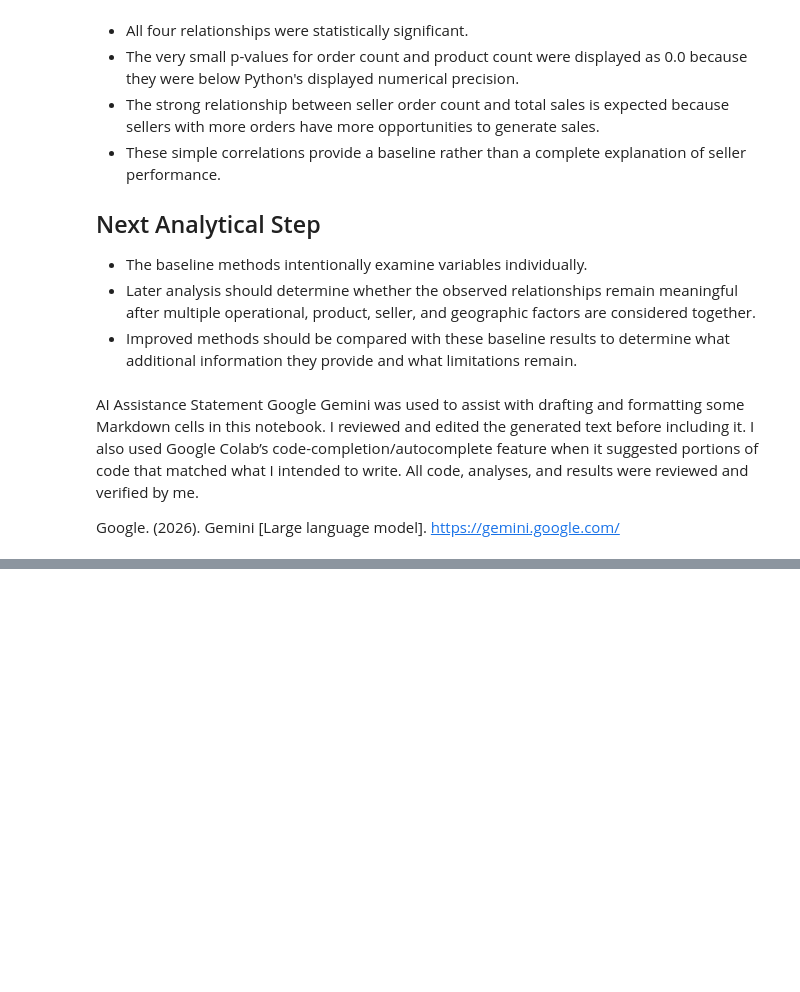
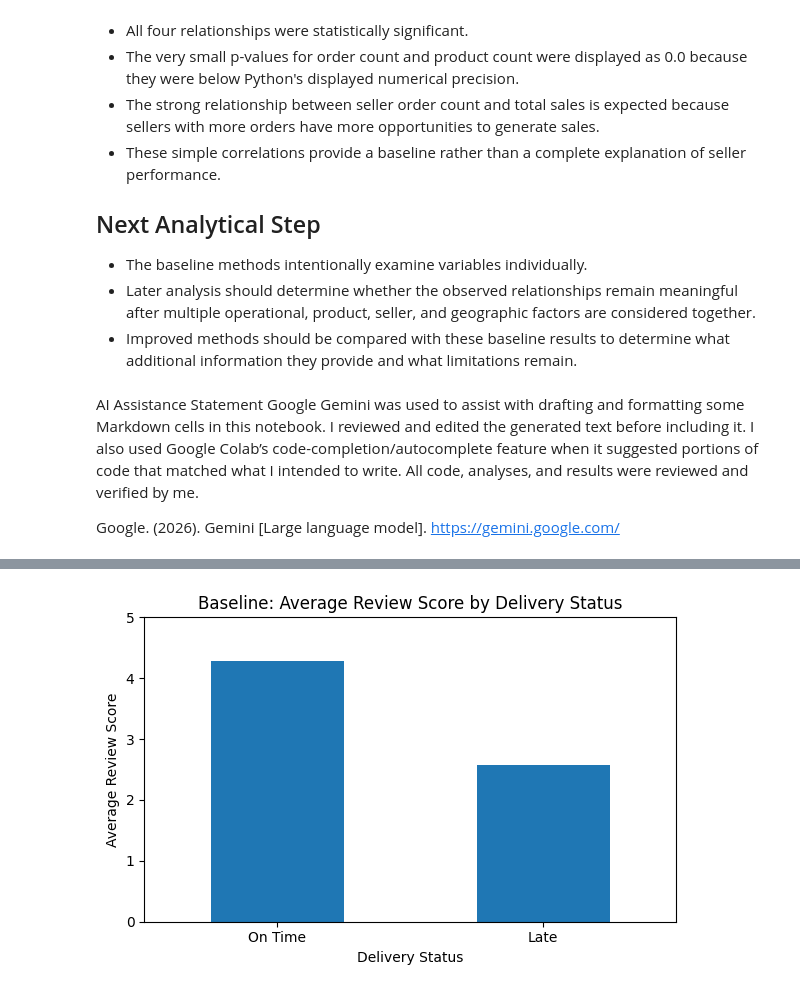
Before and after one commit to kaylatucker/CS690_Capstone, a Jupyter notebook: 03_notebooks/09_methods_and_baseline.ipynb, the cells around one changed output, grey strips where cells are left out. Drawn from its saved outputs; the diff is of its cells as text; code cells hidden in the pictures; blank space fills up the shorter version.

Commit message:
furthering baseline work

```diff
--- a/03_notebooks/09_methods_and_baseline.ipynb
+++ b/03_notebooks/09_methods_and_baseline.ipynb
@@ -236,0 +286,15 @@ Google. (2026). Gemini [Large language model]. https://gemini.google.com/
+# %%
+plt.figure(figsize=(6, 4))
+
+baseline_delivery["mean"].plot(kind="bar")
+
+plt.title("Baseline: Average Review Score by Delivery Status")
+plt.xlabel("Delivery Status")
+plt.ylabel("Average Review Score")
+plt.ylim(0, 5)
+plt.xticks(rotation=0)
+
+plt.tight_layout()
+plt.show()
+# %% [output]
+[figure, added]
```
Also changed, not shown: parts of 23 cells of this notebook.
